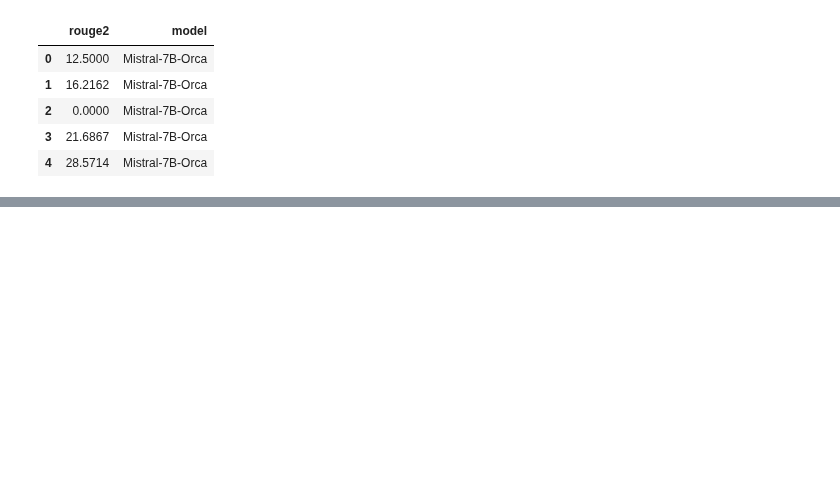
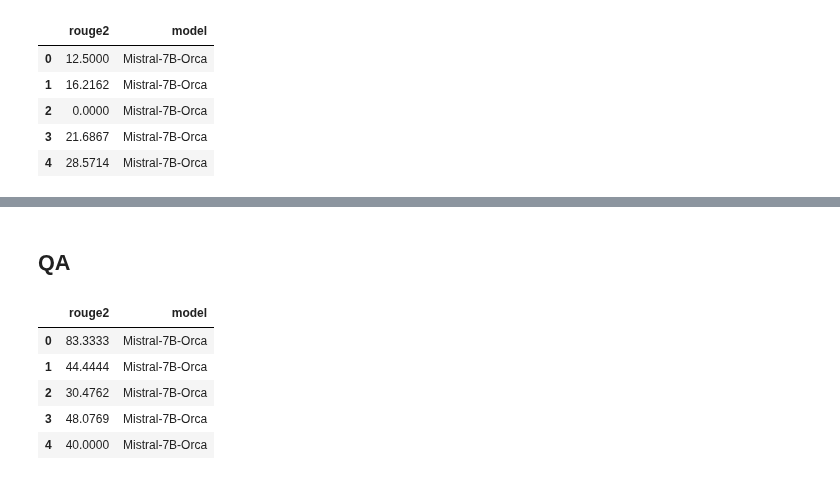
Before and after one commit to yw4401/FinBot, a Jupyter notebook: notebooks/examine_finetuning.ipynb, the cells around one changed output, grey strips where cells are left out. Saved outputs shown, nothing was run; the diff lists cells and outputs as text; code cells hidden in the pictures; blank space fills up the shorter version.

```diff
--- a/notebooks/examine_finetuning.ipynb
+++ b/notebooks/examine_finetuning.ipynb
@@ -76,0 +79,2 @@ plt.show()
+# %% [markdown]
+## QA
@@ -76,0 +86,15 @@ plt.show()
+# %%
+orca_rouge["model"] = "Mistral-7B-Orca"
+llama_chat["model"] = "Llama-Chat-7B"
+
+compiled_df = pd.concat([orca_rouge[["rouge2", "model"]],
+                         llama_chat[["rouge2", "model"]]],
+                        ignore_index=True)
+compiled_df.head()
+# %% [output]
+|  | rouge2 | model |
+| 0 | 83.3333 | Mistral-7B-Orca |
+| 1 | 44.4444 | Mistral-7B-Orca |
+| 2 | 30.4762 | Mistral-7B-Orca |
+| 3 | 48.0769 | Mistral-7B-Orca |
+| 4 | 40.0000 | Mistral-7B-Orca |
```
Also changed, not shown: parts of 7 cells of this notebook, 1 other file.
